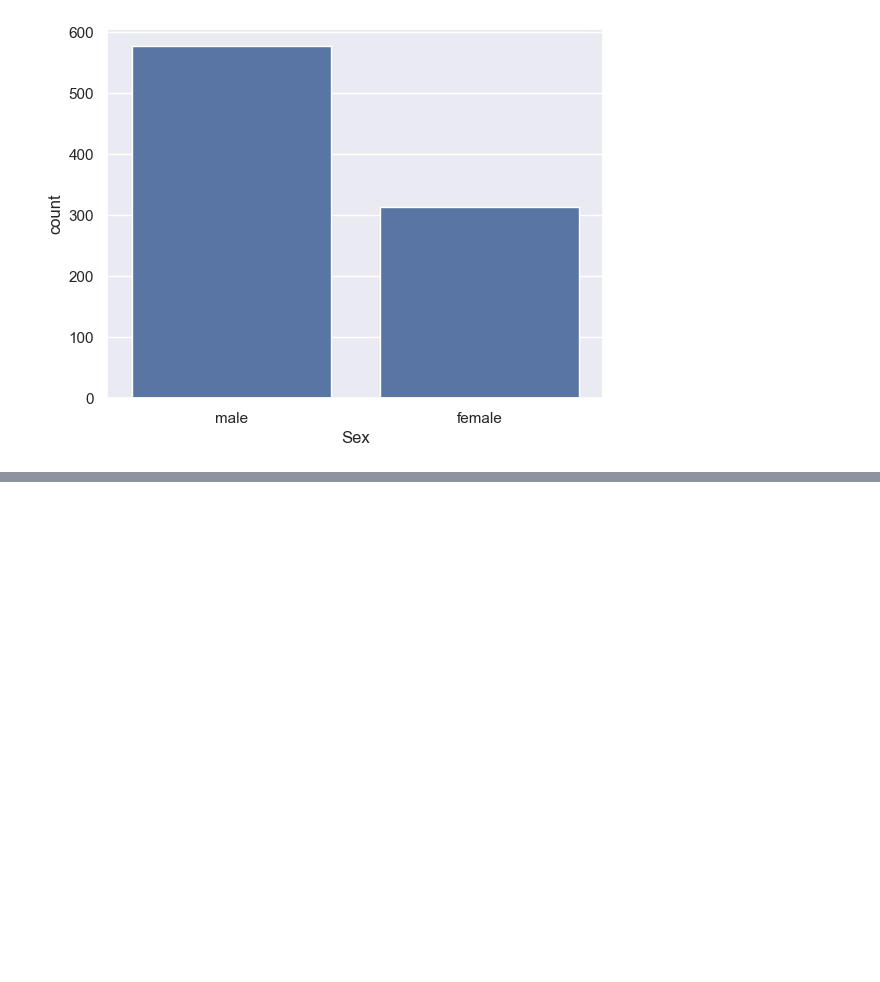
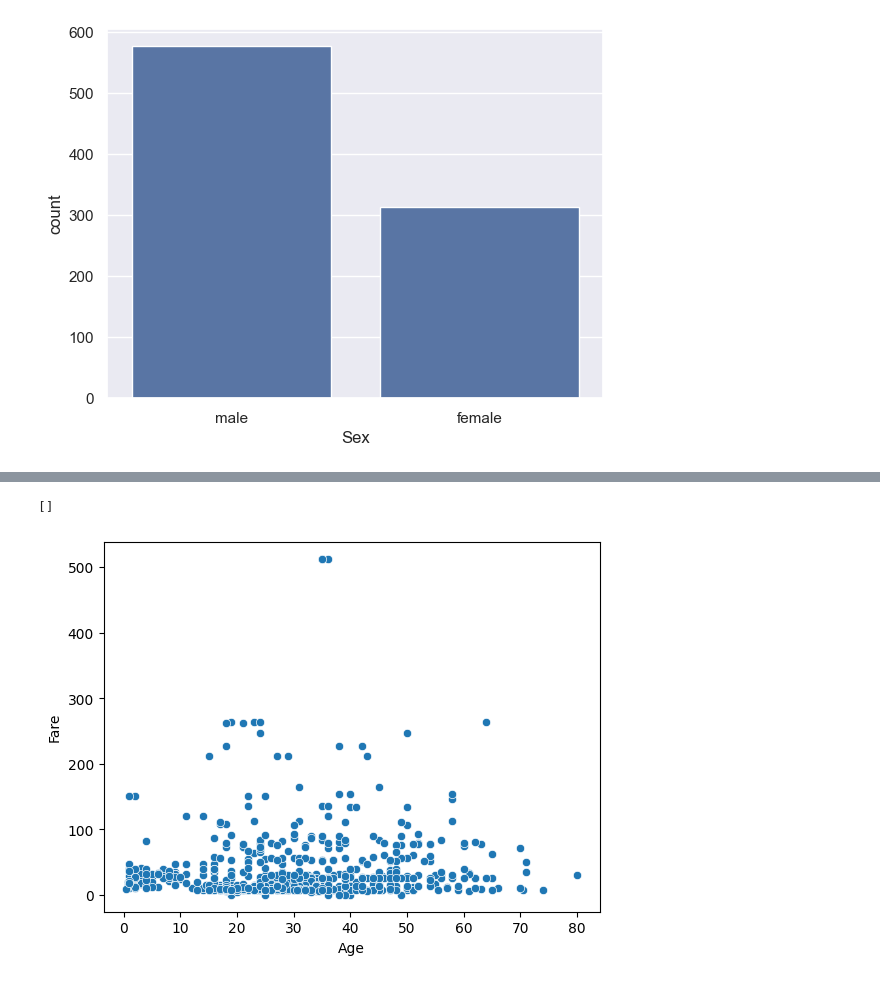
Before and after one commit to payaltanpure/Data_Science_and_Machine_Learning, a Jupyter notebook: eda_data_analysis.ipynb, the cells around one changed output, grey strips where cells are left out. Drawn from its saved outputs; the diff is of its cells as text; code cells hidden in the pictures; blank space fills up the shorter version.

```diff
--- a/eda_data_analysis.ipynb
+++ b/eda_data_analysis.ipynb
@@ -1289,0 +1331,6 @@ sns.countplot(data= df, x="Sex")
+# %%
+sns.scatterplot(data= df, x= "Age", y="Fare")
+plt.plot()
+# %% [output]
+[]
+[figure, added]
```
Also changed, not shown: parts of 23 cells of this notebook.
